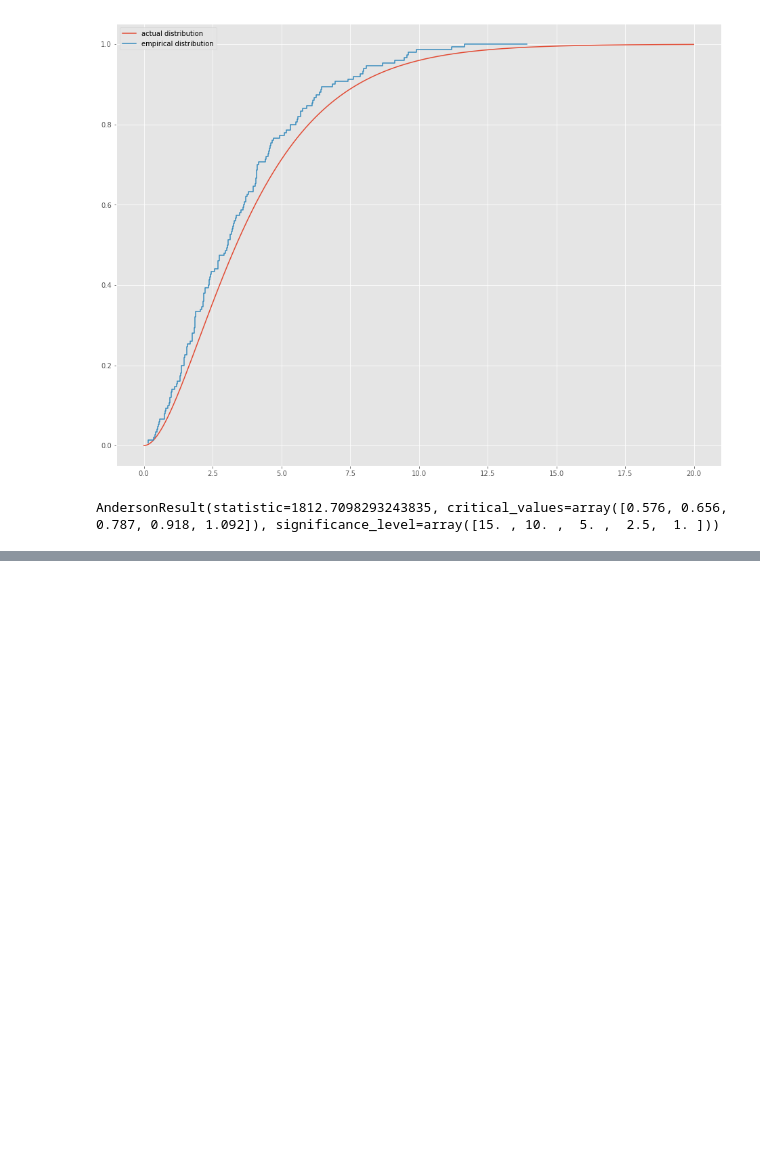
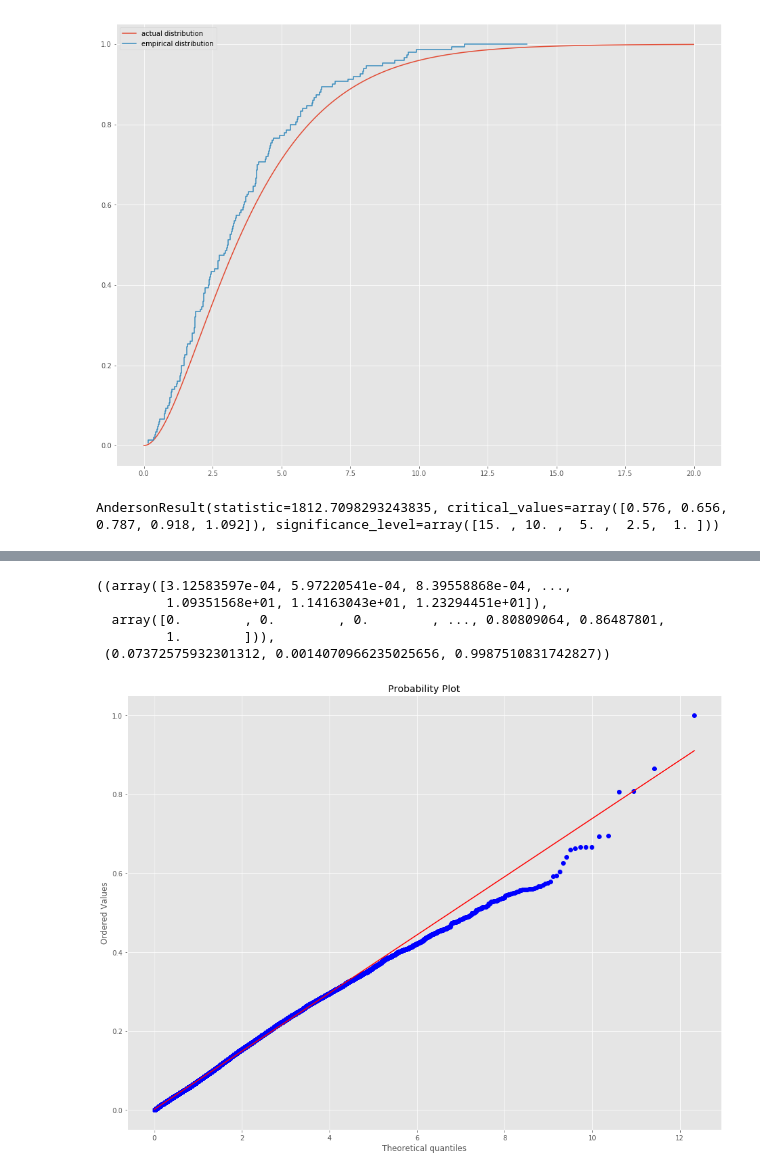
Before and after one commit to nadjalc/COVID19MobilityAnalysis, a Jupyter notebook: distribution fitting/Jan2020_analysis.ipynb, the cells around one changed output, grey strips where cells are left out. Saved outputs shown, nothing was run; the diff lists cells and outputs as text; code cells hidden in the pictures; blank space fills up the shorter version.

```diff
--- a/distribution fitting/Jan2020_analysis.ipynb
+++ b/distribution fitting/Jan2020_analysis.ipynb
@@ -326,0 +548,9 @@ AndersonResult(statistic=1812.7098293243835, critical_values=array([0.576, 0.656
+# %%
+scipy.stats.probplot(mms, sparams=(1.37), dist=scipy.stats.gamma, plot=matplotlib.pyplot)
+# %% [output]
+((array([3.12583597e-04, 5.97220541e-04, 8.39558868e-04, ...,
+         1.09351568e+01, 1.14163043e+01, 1.23294451e+01]),
+  array([0.        , 0.        , 0.        , ..., 0.80809064, 0.86487801,
+         1.        ])),
+ (0.07372575932301312, 0.0014070966235025656, 0.9987510831742827))
+[figure, added]
```
Also changed, not shown: parts of 15 cells of this notebook, 2 other files.
